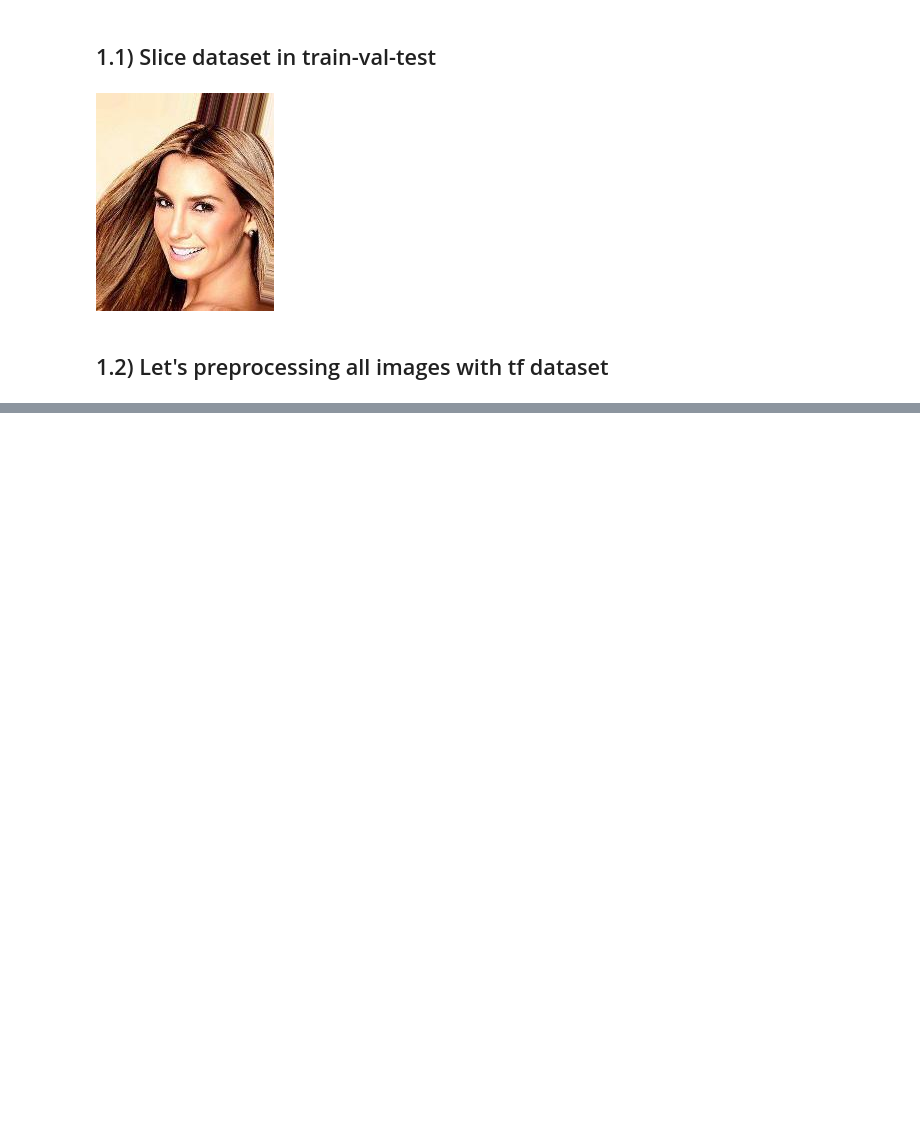
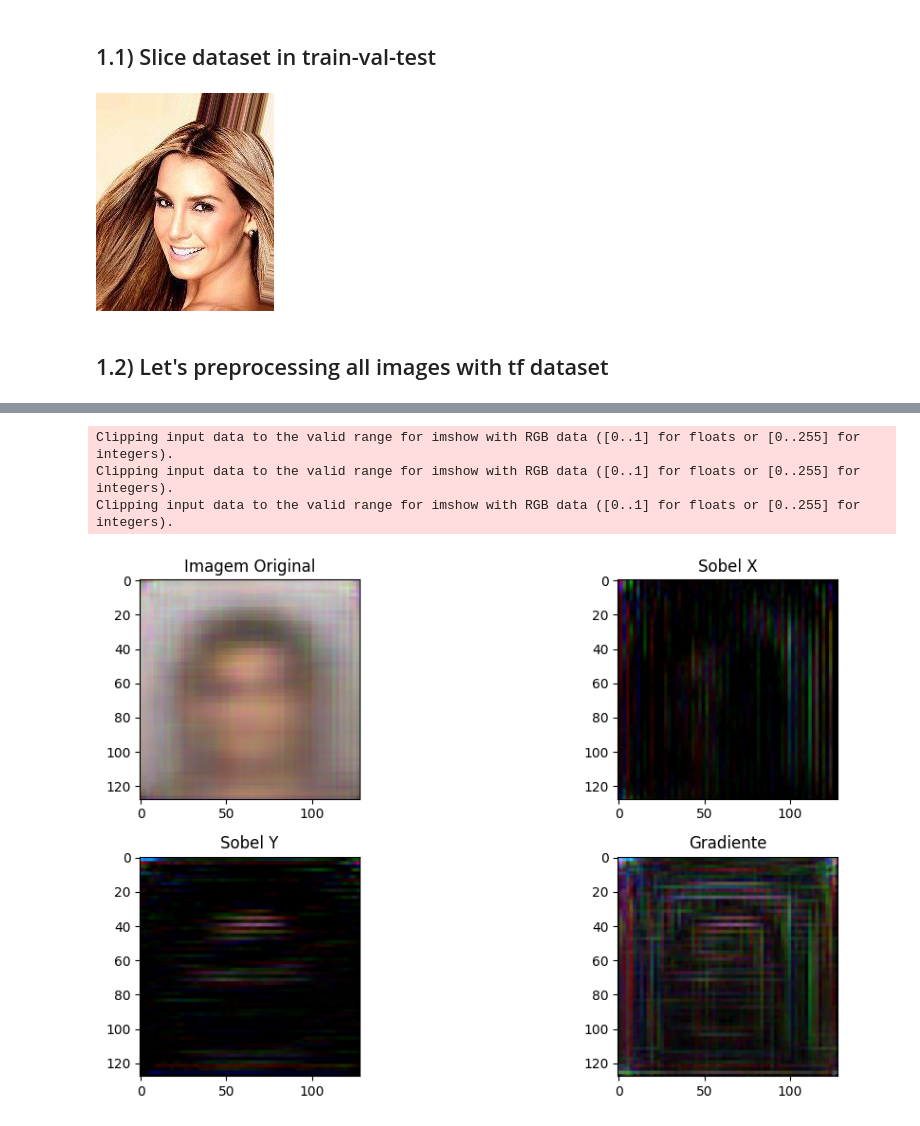
Before and after one commit to xValentim/DeepFakeLab, a Jupyter notebook: TrainingNeuralNetworks.ipynb, the cells around one changed output, grey strips where cells are left out. Saved outputs shown, nothing was run; the diff lists cells and outputs as text; code cells hidden in the pictures; blank space fills up the shorter version.

```diff
--- a/TrainingNeuralNetworks.ipynb
+++ b/TrainingNeuralNetworks.ipynb
@@ -213,0 +675,37 @@ for epoch in tqdm(range(30)):
+# %%
+# Aplicar filtro de Sobel
+# sobel_x = cv2.Sobel(sample.numpy(), cv2.CV_64F, 1, 0, ksize=3)
+# sobel_y = cv2.Sobel(sample.numpy(), cv2.CV_64F, 0, 1, ksize=3)
+sobel = tf.image.sobel_edges(reconstruction)
+sobel_y = sobel[:, :, :, :, 0] # sobel in y-direction
+sobel_x = sobel[:, :, :, :, 1] # sobel in x-direction
+
+# Calcular o gradiente aproximado
+gradiente_reconstruction = tf.sqrt(sobel_x**2 + sobel_y**2)
+
+# Mostrar as imagens
+plt.figure(figsize=(12, 6))
+
+plt.subplot(2, 2, 1)
+plt.imshow(reconstruction[0], cmap='gray')
+plt.title('Imagem Original')
+
+plt.subplot(2, 2, 2)
+plt.imshow(sobel_x[0], cmap='gray')
+plt.title('Sobel X')
+
+plt.subplot(2, 2, 3)
+plt.imshow(sobel_y[0], cmap='gray')
+plt.title('Sobel Y')
+
+plt.subplot(2, 2, 4)
+plt.imshow(gradiente_reconstruction[0], cmap='gray')
+plt.title('Gradiente')
+
+plt.tight_layout()
+plt.show()
+# %% [output]
+Clipping input data to the valid range for imshow with RGB data ([0..1] for floats or [0..255] for integers).
+Clipping input data to the valid range for imshow with RGB data ([0..1] for floats or [0..255] for integers).
+Clipping input data to the valid range for imshow with RGB data ([0..1] for floats or [0..255] for integers).
+[figure, added]
```
Also changed, not shown: parts of 32 cells of this notebook, 12 other files.
